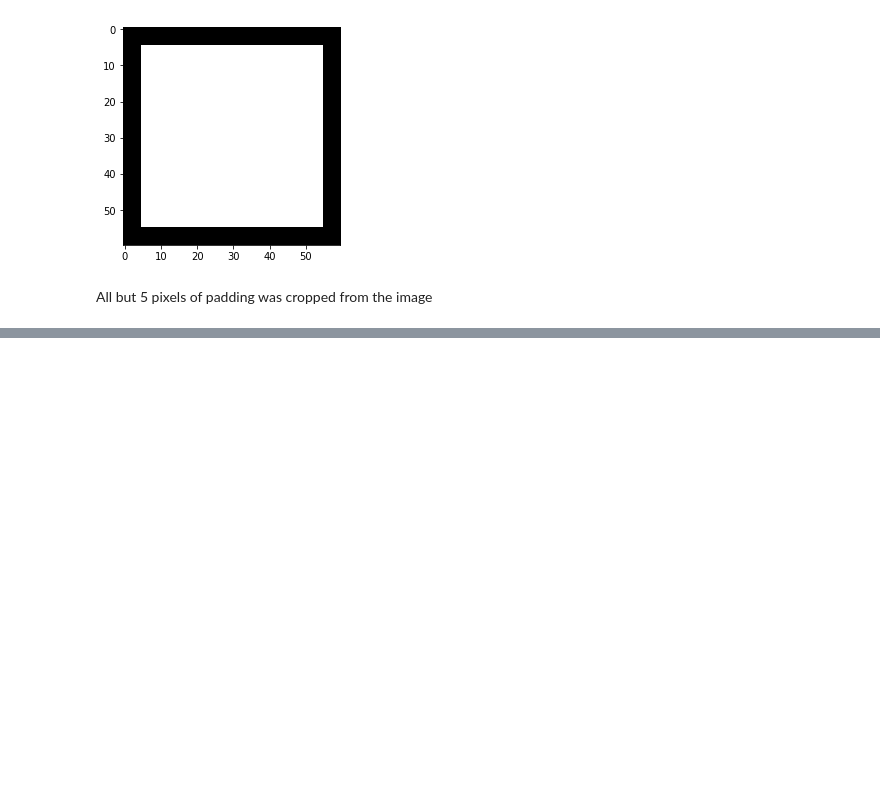
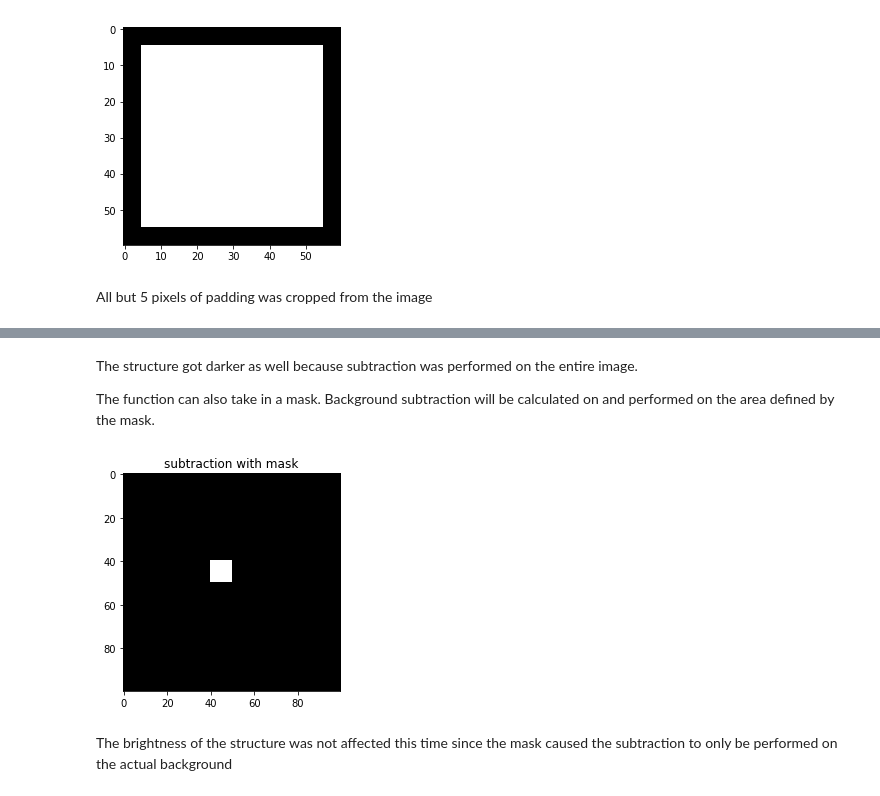
Before and after one commit to AllenCellModeling/aicsimage, a Jupyter notebook: Aicsimage Processing Guide.ipynb, the cells around one changed output, grey strips where cells are left out. Drawn from its saved outputs; the diff is of its cells as text; code cells hidden in the pictures; blank space fills up the shorter version.

```diff
--- a/Aicsimage Processing Guide.ipynb
+++ b/Aicsimage Processing Guide.ipynb
@@ -294,0 +391,14 @@ The processing library comes with some very basic background subtraction methods
+# %% [markdown]
+The structure got darker as well because subtraction was performed on the entire image.
+
+The function can also take in a mask. Background subtraction will be calculated on and performed on the area defined by the mask.
+# %%
+# everything outside of the square
+mask = img < 1
+# using mode subtraction this time
+res = proc.background_sub(img, mask=mask, method="common")
+show(proc.imgtoprojection([res]), "subtraction with mask")
+# %% [output]
+[figure, added]
+# %% [markdown]
+The brightness of the structure was not affected this time since the mask caused the subtraction to only be performed on the actual background
```
Also changed, not shown: parts of 17 cells of this notebook.
